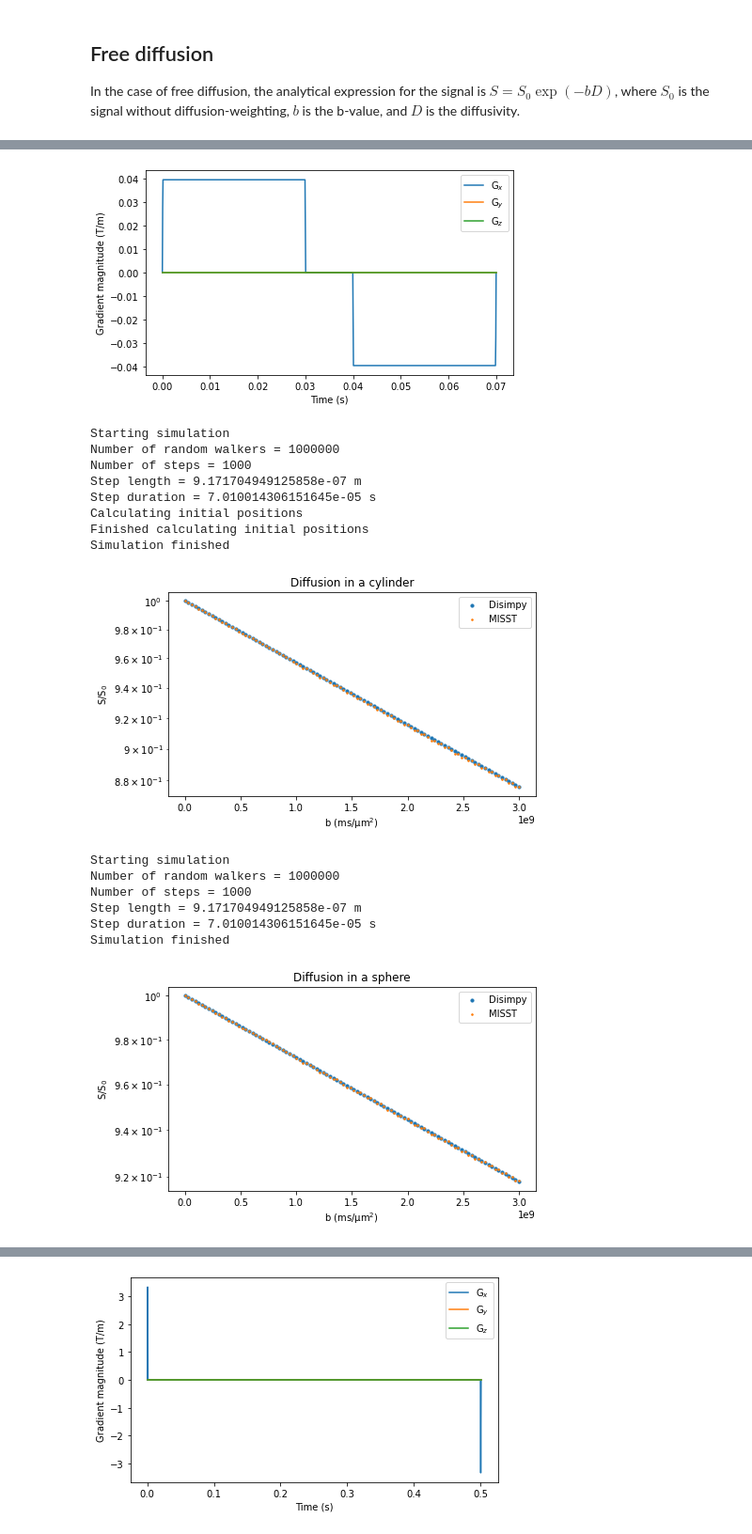
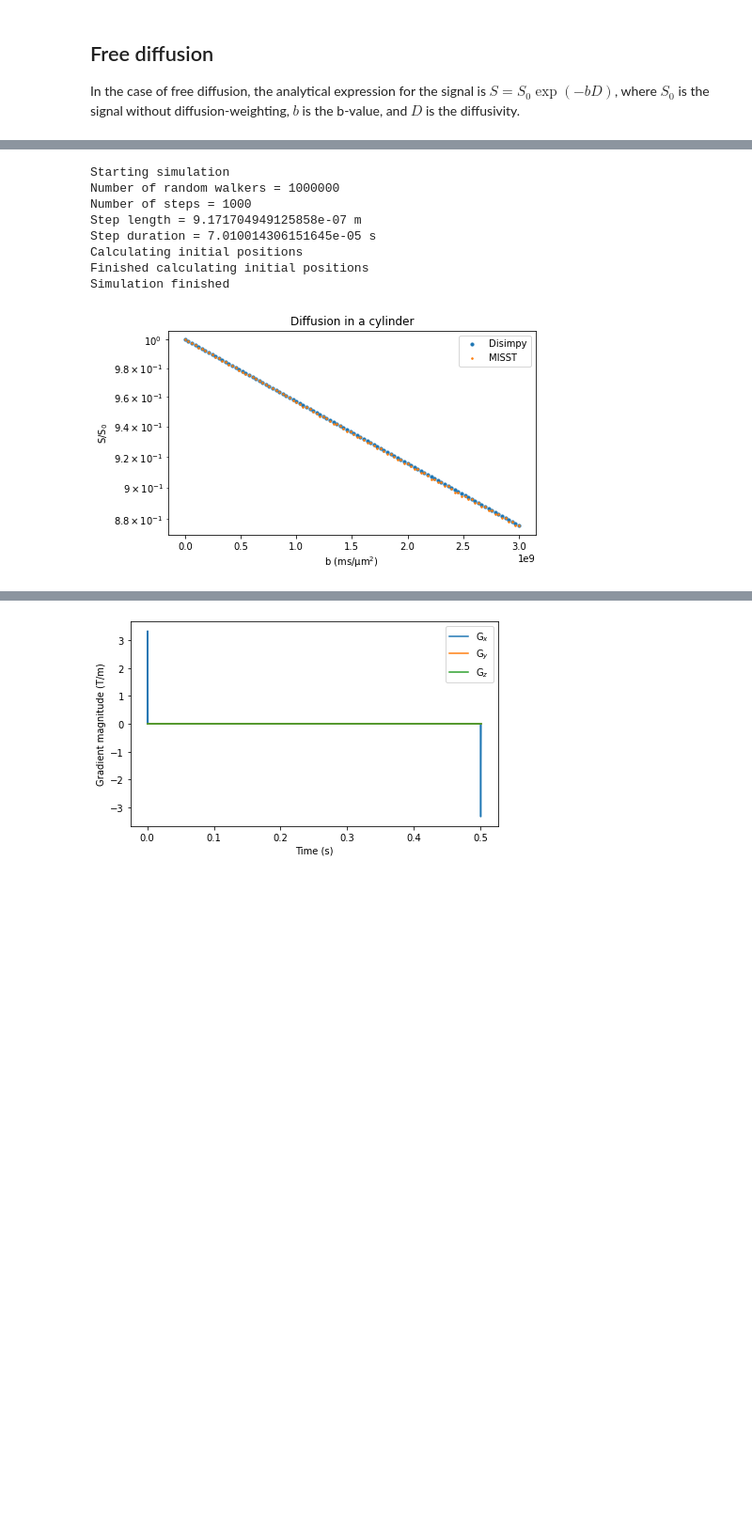
Before and after one commit to kerkelae/disimpy, a Jupyter notebook: docs/source/validation.ipynb, the cells around one changed output, grey strips where cells are left out. Shown at 94% size. Drawn from its saved outputs; the diff is of its cells as text; code cells hidden in the pictures; blank space fills up the shorter version.

```diff
--- a/docs/source/validation.ipynb
+++ b/docs/source/validation.ipynb
@@ -97,97 +96,38 @@ Dividing mesh into subvoxels
 Finished dividng mesh into subvoxels
 [figure]
 # %%
-# Create a Stejskal-Tanner gradient array with ∆ = 40 ms and δ = 30 ms
-
-T = 70e-3
-gradient = np.zeros((1, 700, 3))
-gradient[0, 1:300, 0] = 1
-gradient[0, -300:-1, 0] = -1
-bs = np.linspace(1, 3e9, 100)
-gradient = np.concatenate([gradient for _ in bs], axis=0)
-dt = T / (gradient.shape[1] - 1)
-gradient, dt = gradients.interpolate_gradient(gradient, dt, n_t)
-gradient = gradients.set_b(gradient, dt, bs)
-
-
-# Show the waveform of the measurement with the highest b-value
-
-fig, ax = plt.subplots(1, figsize=(7, 4))
-for i in range(3):
-    ax.plot(np.linspace(0, T, n_t), gradient[-1, :, i])
-ax.legend(['G$_x$', 'G$_y$', 'G$_z$'])
-ax.set_xlabel('Time (s)')
-ax.set_ylabel('Gradient magnitude (T/m)')
-plt.show()
-
-
 # Run the simulation
 
 signals = simulations.simulation(
     n_walkers, diffusivity, gradient, dt, cylinder_substrate)
 
 
 # Load MISST signals
 
 tests_dir = os.path.join(os.path.dirname(gradients.__file__), 'tests')
 misst_signals = np.loadtxt(os.path.join(tests_dir,
     'misst_cylinder_signal_smalldelta_30ms_bigdelta_40ms_radius_5um.txt'))
 
 
 # Plot the results
 
 fig, ax = plt.subplots(1, figsize=(7, 4))
 ax.scatter(bs, signals / n_walkers, s=10, marker='o')
 ax.scatter(bs, misst_signals, s=10, marker='.')
 ax.set_xlabel('b (ms/μm$^2$)')
 ax.set_ylabel('S/S$_0$')
 ax.legend(['Disimpy', 'MISST'])
 ax.set_title('Diffusion in a cylinder')
 ax.set_yscale('log')
 plt.show()
-
-
-# Run the simulation
-
-sphere_substrate = substrates.sphere(5e-6)
-signals = simulations.simulation(
-    n_walkers, diffusivity, gradient, dt, sphere_substrate)
-
-
-# Load MISST signals
-
-tests_dir = os.path.join(os.path.dirname(gradients.__file__), 'tests')
-misst_signals = np.loadtxt(os.path.join(tests_dir,
-    'misst_sphere_signal_smalldelta_30ms_bigdelta_40ms_radius_5um.txt'))
-
-
-# Plot the results
-
-fig, ax = plt.subplots(1, figsize=(7, 4))
-ax.scatter(bs, signals / n_walkers, s=10, marker='o')
-ax.scatter(bs, misst_signals, s=10, marker='.')
-ax.set_xlabel('b (ms/μm$^2$)')
-ax.set_ylabel('S/S$_0$')
-ax.legend(['Disimpy', 'MISST'])
-ax.set_title('Diffusion in a sphere')
-ax.set_yscale('log')
-plt.show()
 # %% [output]
+Starting simulation
+Number of random walkers = 1000000
+Number of steps = 1000
+Step length = 9.171704949125858e-07 m
+Step duration = 7.010014306151645e-05 s
+Calculating initial positions
+Finished calculating initial positions
+Simulation finished
-[figure, old version]
+[figure, new version]
-Starting simulation
-Number of random walkers = 1000000
-Number of steps = 1000
-Step length = 9.171704949125858e-07 m
-Step duration = 7.010014306151645e-05 s
-Calculating initial positions
-Finished calculating initial positions
-Simulation finished
-[figure, removed]
-Starting simulation
-Number of random walkers = 1000000
-Number of steps = 1000
-Step length = 9.171704949125858e-07 m
-Step duration = 7.010014306151645e-05 s
-Simulation finished
-[figure, removed]
 # %%
```
Also changed, not shown: parts of 7 cells of this notebook, 7 other files.
